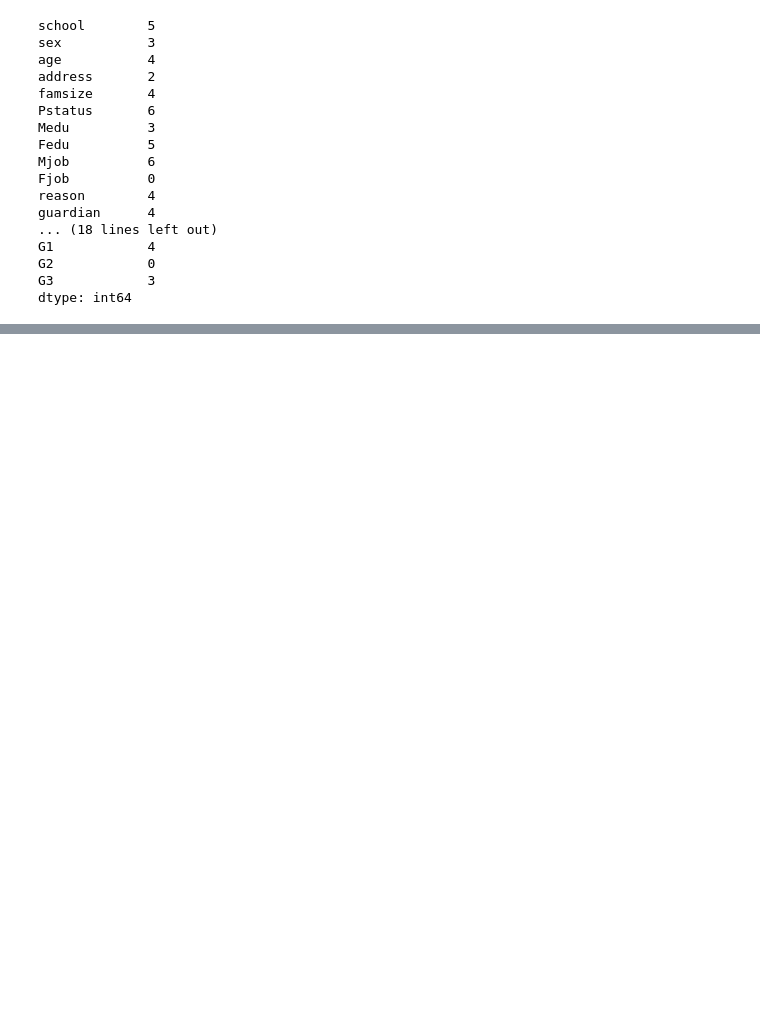
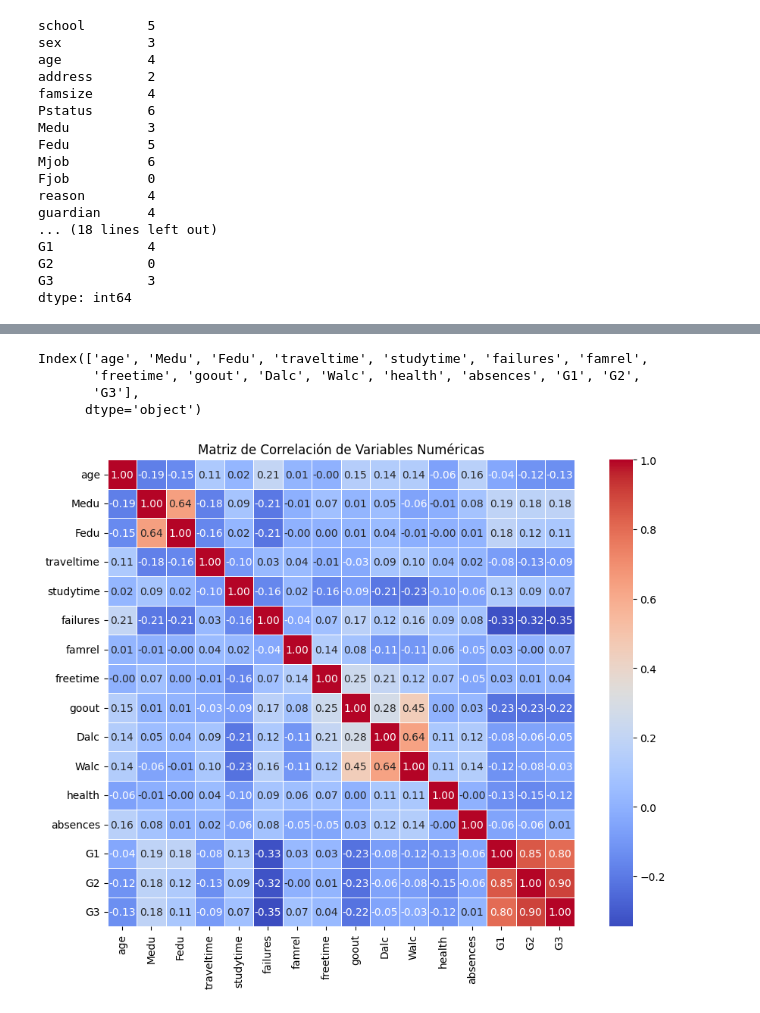
Before and after one commit to TomasCastilloF/Desempeno_Academico_Un_Modelo_Predictivo_Basado_en_Factores_Sociodemograficos_y_Conductuales, a Jupyter notebook: Desempeño_académico.ipynb, the cells around one changed output, grey strips where cells are left out. Saved outputs shown, nothing was run; the diff lists cells and outputs as text; code cells hidden in the pictures; blank space fills up the shorter version.

```diff
--- a/Desempeño_académico.ipynb
+++ b/Desempeño_académico.ipynb
@@ -150,0 +219,22 @@ Limpieza
+# %%
+# Seleccionar solo las columnas numéricas
+numeric_data = data.select_dtypes(include=['number'])
+
+# Ver las columnas numéricas
+print(numeric_data.columns)
+# %% [output]
+Index(['age', 'Medu', 'Fedu', 'traveltime', 'studytime', 'failures', 'famrel',
+       'freetime', 'goout', 'Dalc', 'Walc', 'health', 'absences', 'G1', 'G2',
+       'G3'],
+      dtype='object')
+# %%
+# Calcular la matriz de correlación
+correlation_matrix = numeric_data.corr()
+
+# Crear un mapa de calor de la matriz de correlación
+plt.figure(figsize=(12, 8))
+sns.heatmap(correlation_matrix, annot=True, fmt=".2f", cmap='coolwarm', square=True, linewidths=0.5)
+plt.title('Matriz de Correlación de Variables Numéricas')
+plt.show()
+# %% [output]
+[figure, added]
```
Also changed, not shown: parts of 31 cells of this notebook.
